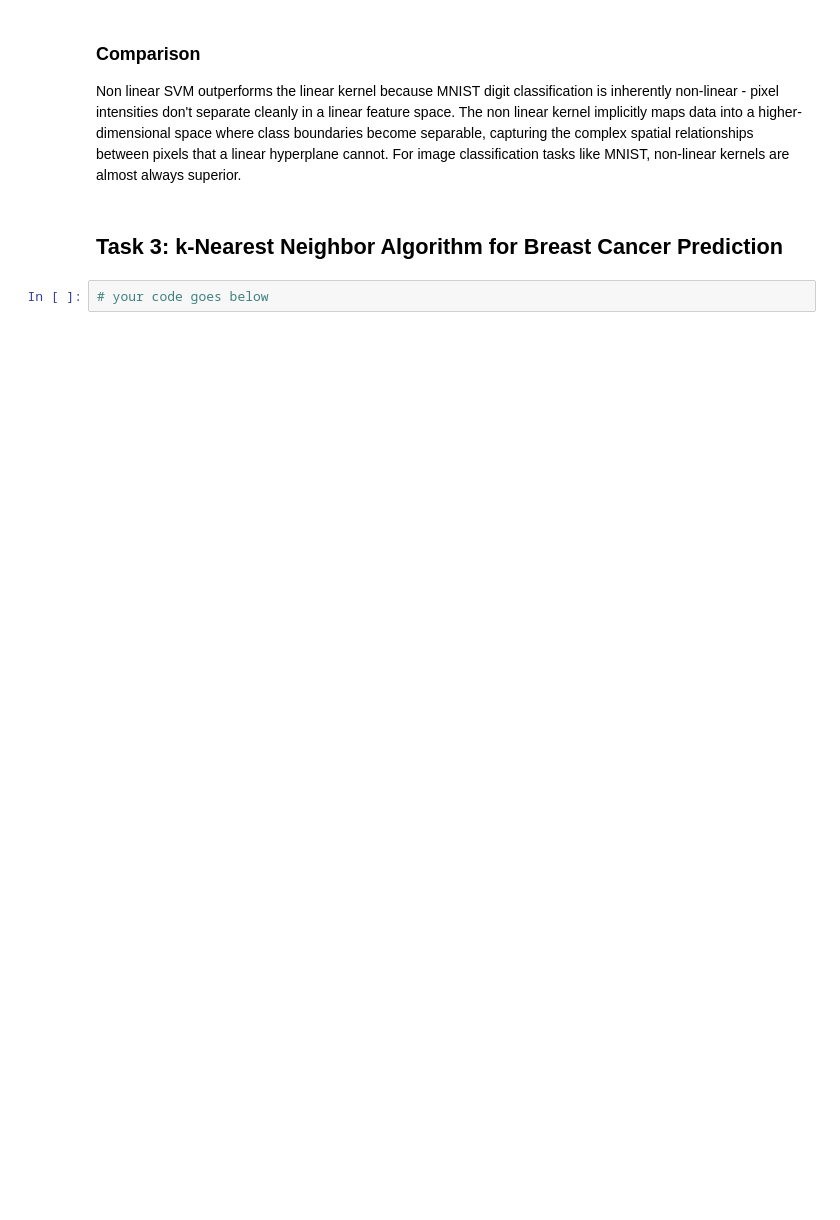
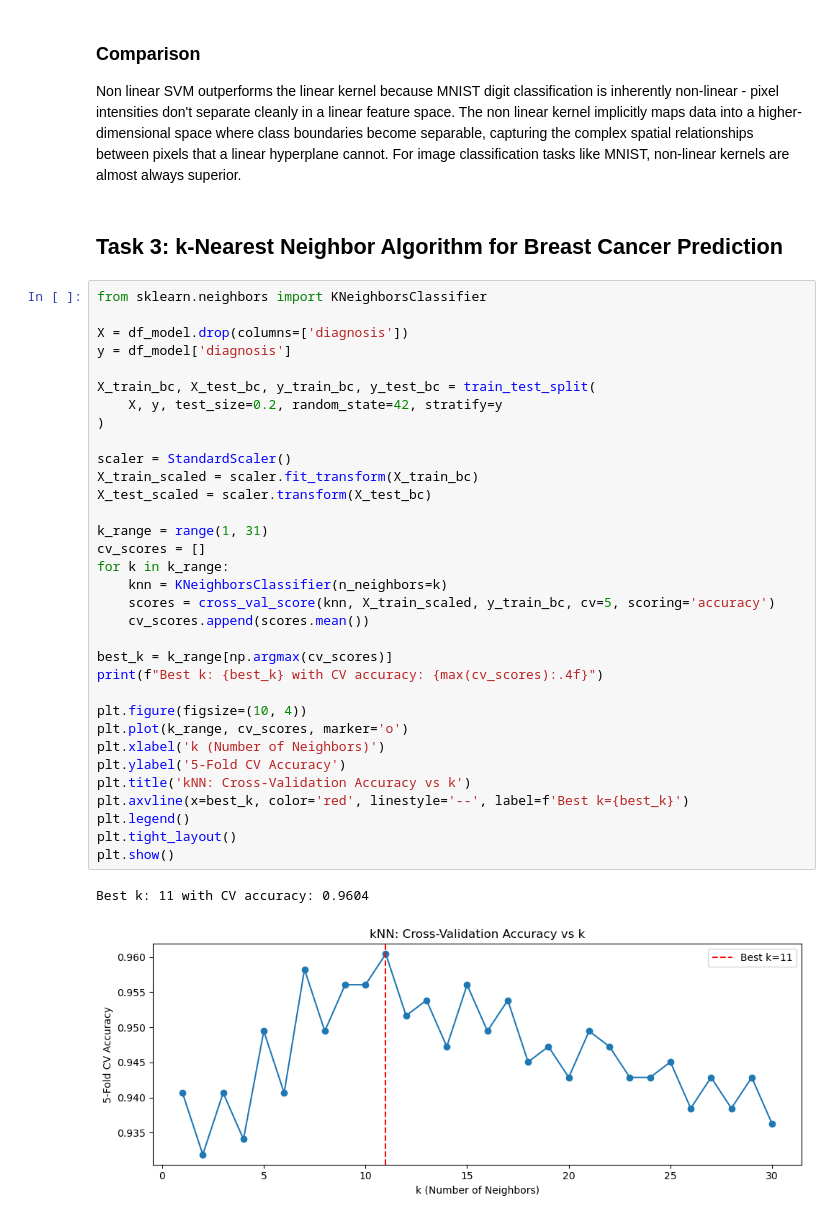
Before and after one commit to tonyechen/TECHIN_513, a Jupyter notebook: lab5/lab 5_starter_code.ipynb, the cells around one changed output. Saved outputs shown, nothing was run; the diff lists cells and outputs as text; blank space fills up the shorter version.

```diff
--- a/lab5/lab 5_starter_code.ipynb
+++ b/lab5/lab 5_starter_code.ipynb
@@ -270,5 +276,39 @@ weighted avg       0.98      0.98      0.98     10000
 Non linear SVM outperforms the linear kernel because MNIST digit classification is inherently non-linear - pixel intensities don't separate cleanly in a linear feature space. The non linear kernel implicitly maps data into a higher-dimensional space where class boundaries become separable, capturing the complex spatial relationships between pixels that a linear hyperplane cannot. For image classification tasks like MNIST, non-linear kernels are almost always superior.
 # %% [markdown]
 ## Task 3: k-Nearest Neighbor Algorithm for Breast Cancer Prediction
-# %%
-# your code goes below
+# %%
+from sklearn.neighbors import KNeighborsClassifier
+
+X = df_model.drop(columns=['diagnosis'])
+y = df_model['diagnosis']
+
+X_train_bc, X_test_bc, y_train_bc, y_test_bc = train_test_split(
+    X, y, test_size=0.2, random_state=42, stratify=y
+)
+
+scaler = StandardScaler()
+X_train_scaled = scaler.fit_transform(X_train_bc)
+X_test_scaled = scaler.transform(X_test_bc)
+
+k_range = range(1, 31)
+cv_scores = []
+for k in k_range:
+    knn = KNeighborsClassifier(n_neighbors=k)
+    scores = cross_val_score(knn, X_train_scaled, y_train_bc, cv=5, scoring='accuracy')
+    cv_scores.append(scores.mean())
+
+best_k = k_range[np.argmax(cv_scores)]
+print(f"Best k: {best_k} with CV accuracy: {max(cv_scores):.4f}")
+
+plt.figure(figsize=(10, 4))
+plt.plot(k_range, cv_scores, marker='o')
+plt.xlabel('k (Number of Neighbors)')
+plt.ylabel('5-Fold CV Accuracy')
+plt.title('kNN: Cross-Validation Accuracy vs k')
+plt.axvline(x=best_k, color='red', linestyle='--', label=f'Best k={best_k}')
+plt.legend()
+plt.tight_layout()
+plt.show()
+# %% [output]
+Best k: 11 with CV accuracy: 0.9604
+[figure, added]
```
Also changed, not shown: parts of 6 cells of this notebook.
